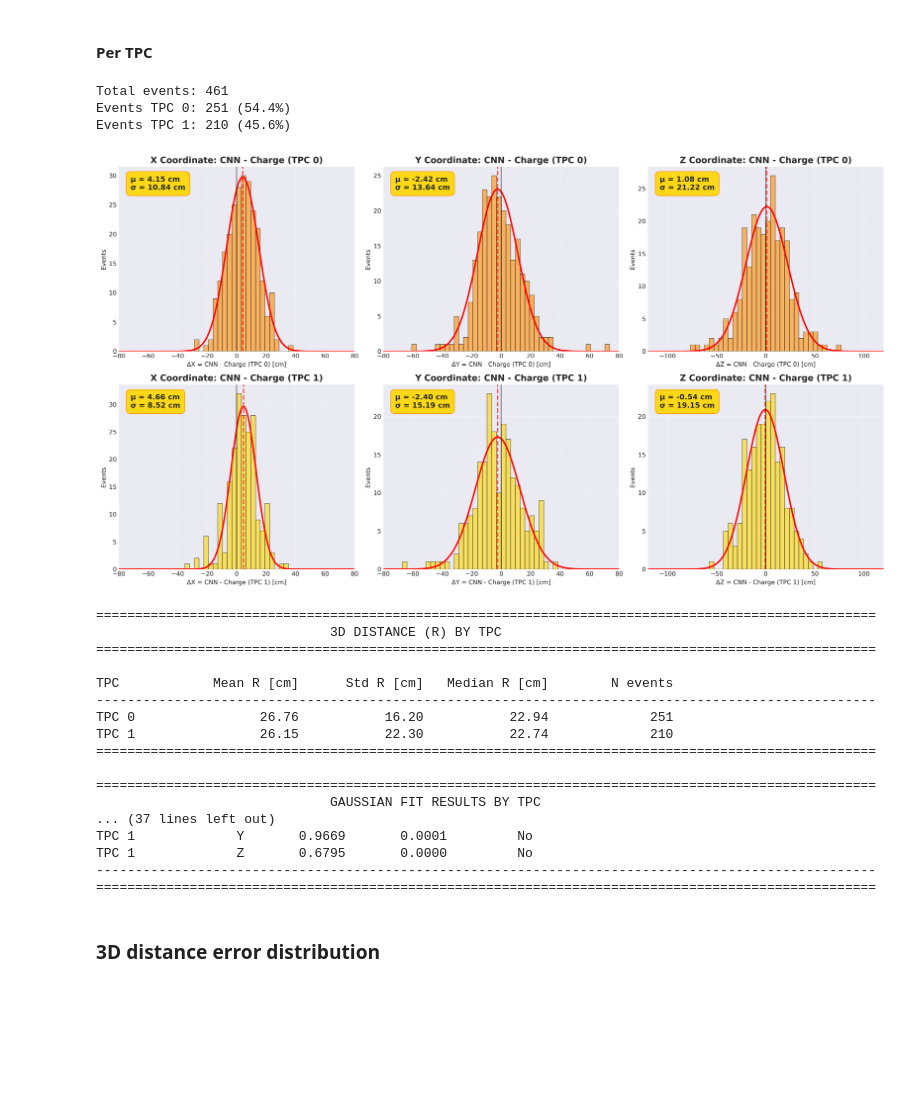
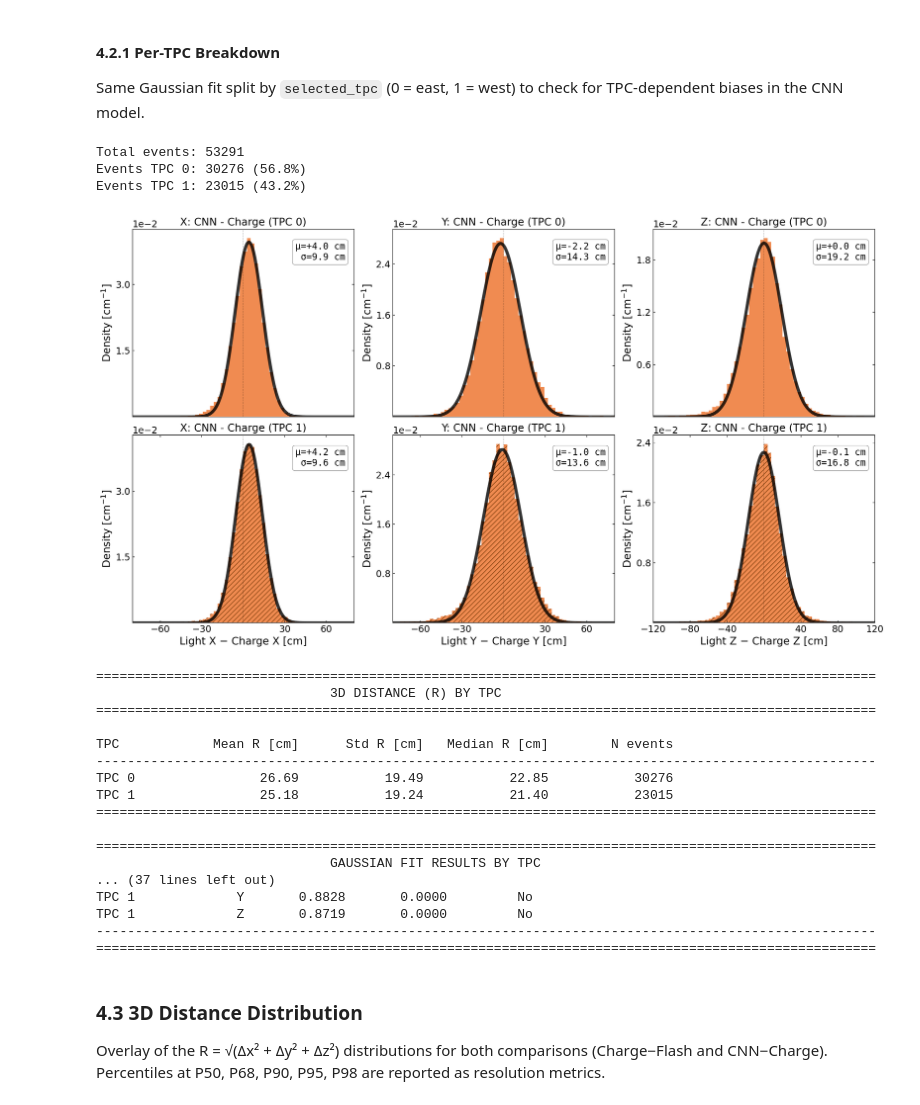
Before and after one commit to SBNSoftware/sbndcode, a Jupyter notebook: sbndcode/NuIntNNOpReco/3-inference-larsoft-module/notebooks/analyze_bfm.ipynb, the cells around one changed output. Saved outputs shown, nothing was run; the diff lists cells and outputs as text; code cells hidden in the pictures; blank space fills up the shorter version.

```diff
--- a/sbndcode/NuIntNNOpReco/3-inference-larsoft-module/notebooks/analyze_bfm.ipynb
+++ b/sbndcode/NuIntNNOpReco/3-inference-larsoft-module/notebooks/analyze_bfm.ipynb
@@ -3,4 +15,8 @@
 # %%
+import sys
+sys.path.insert(0, '/exp/sbnd/app/users/svidales/larsoft_develop/srcs/sbndcode/sbndcode/NuIntNNOpReco/2-cnn-training-notebooks/')
+from plot_style import *
+
 import uproot
 import numpy as np
 import pandas as pd
@@ -9,7 +25,6 @@ import random
 from scipy.optimize import curve_fit
 from scipy import stats
 
-plt.style.use('seaborn-v0_8-darkgrid')
 %matplotlib inline
 pd.set_option('display.float_format', '{:.2f}'.format)
 # %%
@@ -30,5 +48,6 @@ Figures will be saved to: /exp/sbnd/data/users/svidales/AI_nuvT_project_support/
 # %%
-file = uproot.open("/exp/sbnd/data/users/svidales/AI_nuvT_project_support/AA_Final_Wrapup/position_DATA/BFM/tpcpmtmatching/tpcpmtbarycentermatching_hist.root")
+#file = uproot.open("/exp/sbnd/data/users/svidales/AI_nuvT_project_support/AA_Final_Wrapup/position_DATA/BFM/tpcpmtmatching/join_40000/join_40000.root")
+file = uproot.open("/exp/sbnd/data/users/svidales/AI_nuvT_project_support/AA_Final_Wrapup/position_DATA/BFM/tpcpmtmatching/merged_grid/merged_grid_v2404_bfm.root")
 
 tree = file['tpcpmtbarycentermatchingSCE/matchTree;1']
 print(f"Entries: {tree.num_entries}")
@@ -39,8 +61,10 @@ Entries: 56418
 # %%
-file2 = uproot.open("/exp/sbnd/data/users/svidales/AI_nuvT_project_support/AA_Final_Wrapup/position_DATA/BFM/resnet_inference/2000/ttree_analysis_PosRecoCVNProd-20260420T103037.root")
+#file2 = uproot.open("/exp/sbnd/data/users/svidales/AI_nuvT_project_support/AA_Final_Wrapup/position_DATA/BFM/resnet_inference/join_40000/join_40000_resnet.root")
+file2 = uproot.open("/exp/sbnd/data/users/svidales/AI_nuvT_project_support/AA_Final_Wrapup/position_DATA/BFM/resnet_inference/merged_grid/merged_grid_v2404_resnet.root")
 
 tree2 = file2['ResNetInference/inference_tree']
-print(f"Entries: {tree2.num_entries}")
+n_total_events = tree2.num_entries
+print(f"Entries: {n_total_events}")
 
 df_inference = tree2.arrays(library='pd')
 n_total_inf = len(df_inference)
@@ -623,37 +701,55 @@ CNN - Charge                   Z       0.8290       0.0000         No
 ----------------------------------------------------------------------------------------------------
 ====================================================================================================
 # %% [markdown]
-#### Per TPC
+#### 4.2.1 Per-TPC Breakdown
+
+Same Gaussian fit split by `selected_tpc` (0 = east, 1 = west) to check for TPC-dependent biases in the CNN model.
 # %%
-# Config
 coords = ['X', 'Y', 'Z']
 xlim_fixed = {'X': (-80, 80), 'Y': (-80, 80), 'Z': (-120, 120)}
 diff_cols = ['diff_cnn_charge_x', 'diff_cnn_charge_y', 'diff_cnn_charge_z']
 
-# Separate by TPC
 df_tpc0 = df_valid[df_valid['selected_tpc'] == 0].copy()
 df_tpc1 = df_valid[df_valid['selected_tpc'] == 1].copy()
-tpc_data = {0: (df_tpc0, 'darkorange'), 1: (df_tpc1, 'gold')}
+tpc_data = {0: (df_tpc0, C_SECONDARY), 1: (df_tpc1, C_SECONDARY)}
 
 print(f"Total events: {len(df_valid)}")
 print(f"Events TPC 0: {len(df_tpc0)} ({100*len(df_tpc0)/len(df_valid):.1f}%)")
 print(f"Events TPC 1: {len(df_tpc1)} ({100*len(df_tpc1)/len(df_valid):.1f}%)")
 
-# Fit and plot
-fig, axes = plt.subplots(2, 3, figsize=(18, 10), dpi=300)
+hatch_map = {0: '', 1: '///'}
+fig, axes = plt.subplots(2, 3, figsize=(18, 10))
 fit_results_by_tpc = {}
-for row, (tpc, (df_tpc, color)) in enumerate(tpc_data.items()):
-    for col, (coord, diff_col) in enumerate(zip(coords, diff_cols)):
-        result = fit_and_plot(axes[row, col], df_tpc[diff_col].dropna(),
-                              xlim_fixed[coord], color, coord, f'CNN - Charge (TPC {tpc})')
+for row_idx, (tpc, (df_tpc, color)) in enumerate(tpc_data.items()):
+    for col_idx, (coord, diff_col) in enumerate(zip(coords, diff_cols)):
+        result = fit_and_plot(axes[row_idx, col_idx], df_tpc[diff_col].dropna(),
+                              xlim_fixed[coord], color, coord, f'CNN - Charge (TPC {tpc})',
+                              fit_color='black', fit_lw=5, hatch=hatch_map[tpc])
         result['n_events'] = len(df_tpc)
         fit_results_by_tpc[(tpc, coord)] = result
+# Remove zero from x ticks
+for ax in axes.flat:
+    lo, hi = ax.get_xlim()
+    xt = [t for t in ax.get_xticks() if lo <= t <= hi and abs(t) > 0.1]
+    ax.set_xticks(xt)
+# Top row: remove xlabel and x ticks
+for ax in axes[0]:
+    ax.set_xlabel('')
+    ax.xaxis.set_ticklabels([])
+    ax.xaxis.set_ticks([])
+# Bottom row: custom xlabels
+axes[1, 0].set_xlabel('Light X − Charge X [cm]', fontsize=_fl)
+axes[1, 1].set_xlabel('Light Y − Charge Y [cm]', fontsize=_fl)
+axes[1, 2].set_xlabel('Light Z − Charge Z [cm]', fontsize=_fl)
+
+for ax in axes.flat:
+    ax.yaxis.get_offset_text().set_fontsize(_ft)
+
 plt.tight_layout()
-fig.savefig(f"{FIG_DIR}/gaussian_fit_bias_per_tpc.png", dpi=150, bbox_inches='tight')
+fig.savefig(f"{FIG_DIR}/gaussian_fit_bias_per_tpc.png", dpi=SAVE_DPI, bbox_inches='tight')
 fig.savefig(f"{FIG_DIR}/gaussian_fit_bias_per_tpc.pdf", bbox_inches='tight')
 plt.show()
 
-# Calculate R by TPC
 for tpc, (df_tpc, _) in tpc_data.items():
     df_tpc['R_cnn_charge'] = np.sqrt(df_tpc['diff_cnn_charge_x']**2 +
                                       df_tpc['diff_cnn_charge_y']**2 +
@@ -664,7 +760,6 @@ R_stats_tpc = {tpc: {'mean': tpc_data[tpc][0]['R_cnn_charge'].mean(),
                      'median': tpc_data[tpc][0]['R_cnn_charge'].median()}
                for tpc in [0, 1]}
 
-# Print results
 print("\n" + "="*100 + "\n" + " "*30 + "3D DISTANCE (R) BY TPC\n" + "="*100)
 print(f"\n{'TPC':10s} {'Mean R [cm]':>15s} {'Std R [cm]':>15s} {'Median R [cm]':>15s} {'N events':>15s}")
 print("-"*100)
@@ -676,54 +771,56 @@ print("="*100)
 print("\n" + "="*100 + "\n" + " "*30 + "GAUSSIAN FIT RESULTS BY TPC\n" + "="*100)
 print(f"\n{'TPC':10s} {'Coord':>8s} {'Mean μ [cm]':>18s} {'Sigma σ [cm]':>18s} {'N events':>12s}")
 print("-"*100)
 for tpc in [0, 1]:
     for coord in coords:
         r = fit_results_by_tpc[(tpc, coord)]
         print(f"{'TPC ' + str(tpc):10s} {coord:>8s} {r['mean']:7.2f} ± {r['mean_err']:5.2f} {r['sigma']:7.2f} ± {r['sigma_err']:5.2f} {r['n_events']:>12d}")
     print("-"*100)
 print("="*100)
 
 print("\n" + "="*100 + "\n" + " "*20 + "RESOLUTION SUMMARY (σ) + 3D DISTANCE (R) BY TPC\n" + "="*100)
 print(f"\n{'TPC':10s} {'σ_X [cm]':>12s} {'σ_Y [cm]':>12s} {'σ_Z [cm]':>12s} {'Mean R [cm]':>15s} {'Median R [cm]':>15s}")
 print("-"*100)
 for tpc in [0, 1]:
     sigmas = [fit_results_by_tpc[(tpc, c)]['sigma'] for c in coords]
     print(f"{'TPC ' + str(tpc):10s} {sigmas[0]:>12.2f} {sigmas[1]:>12.2f} {sigmas[2]:>12.2f} {R_stats_tpc[tpc]['mean']:>15.2f} {R_stats_tpc[tpc]['median']:>15.2f}")
 print("="*100)
 
 print("\n" + "="*100 + "\n" + " "*25 + "SHAPIRO-WILK NORMALITY TEST BY TPC\n" + "="*100)
 print("\nH0: Data comes from a normal distribution (p > 0.05 = Normal)\n")
 print(f"{'TPC':10s} {'Coord':>8s} {'Statistic':>12s} {'p-value':>12s} {'Normal?':>10s}")
 print("-"*100)
 for tpc in [0, 1]:
     for coord in coords:
         r = fit_results_by_tpc[(tpc, coord)]
         is_normal = "Yes" if r['shapiro_pvalue'] > 0.05 else "No"
         print(f"{'TPC ' + str(tpc):10s} {coord:>8s} {r['shapiro_stat']:>12.4f} {r['shapiro_pvalue']:>12.4f} {is_normal:>10s}")
     print("-"*100)
 print("="*100)
 # %% [output]
-Total events: 461
-Events TPC 0: 251 (54.4%)
-Events TPC 1: 210 (45.6%)
+Total events: 53291
+Events TPC 0: 30276 (56.8%)
+Events TPC 1: 23015 (43.2%)
-[figure, old version]
+[figure, new version]
 ====================================================================================================
                               3D DISTANCE (R) BY TPC
 ====================================================================================================
 
 TPC            Mean R [cm]      Std R [cm]   Median R [cm]        N events
 ----------------------------------------------------------------------------------------------------
-TPC 0                26.76           16.20           22.94             251
-TPC 1                26.15           22.30           22.74             210
+TPC 0                26.69           19.49           22.85           30276
+TPC 1                25.18           19.24           21.40           23015
 ====================================================================================================
 
 ====================================================================================================
                               GAUSSIAN FIT RESULTS BY TPC
 ... (37 lines left out)
-TPC 1             Y       0.9669       0.0001         No
-TPC 1             Z       0.6795       0.0000         No
+TPC 1             Y       0.8828       0.0000         No
+TPC 1             Z       0.8719       0.0000         No
 ----------------------------------------------------------------------------------------------------
 ====================================================================================================
 # %% [markdown]
-### 3D distance error distribution
+### 4.3 3D Distance Distribution
+
+Overlay of the R = √(Δx² + Δy² + Δz²) distributions for both comparisons (Charge−Flash and CNN−Charge). Percentiles at P50, P68, P90, P95, P98 are reported as resolution metrics.
 # %%
```
Also changed, not shown: parts of 25 cells of this notebook, 23 other files.
